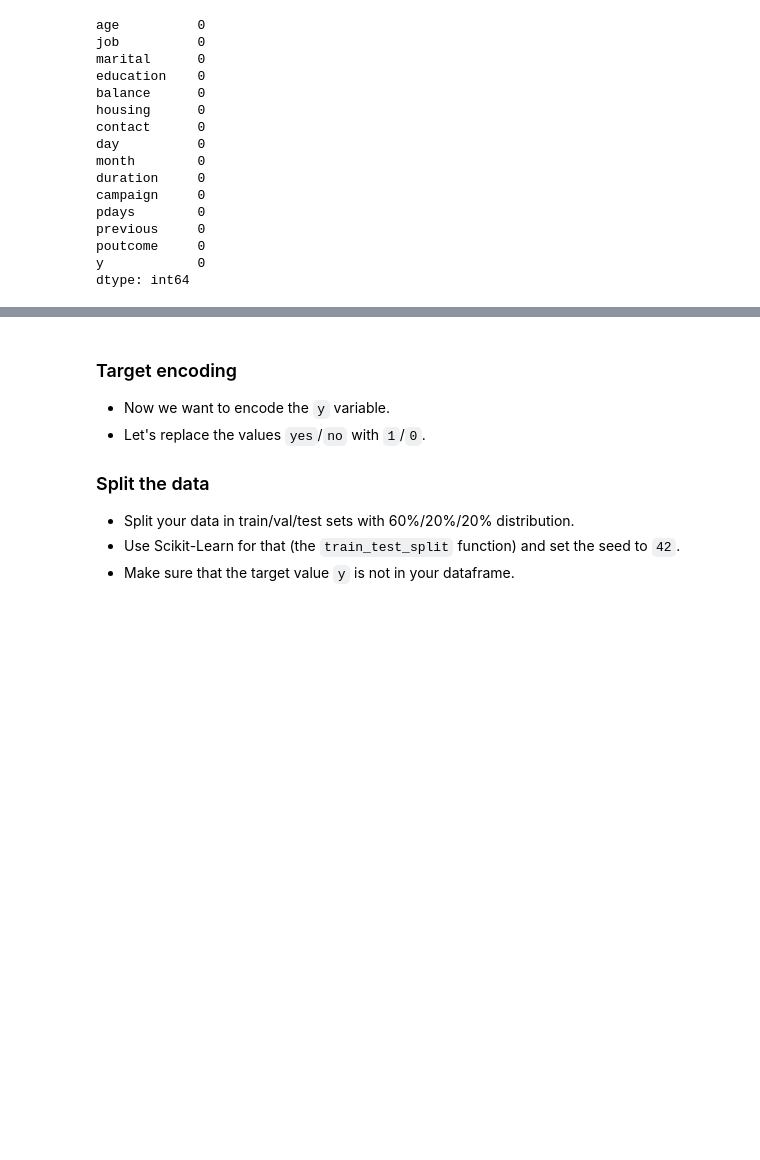
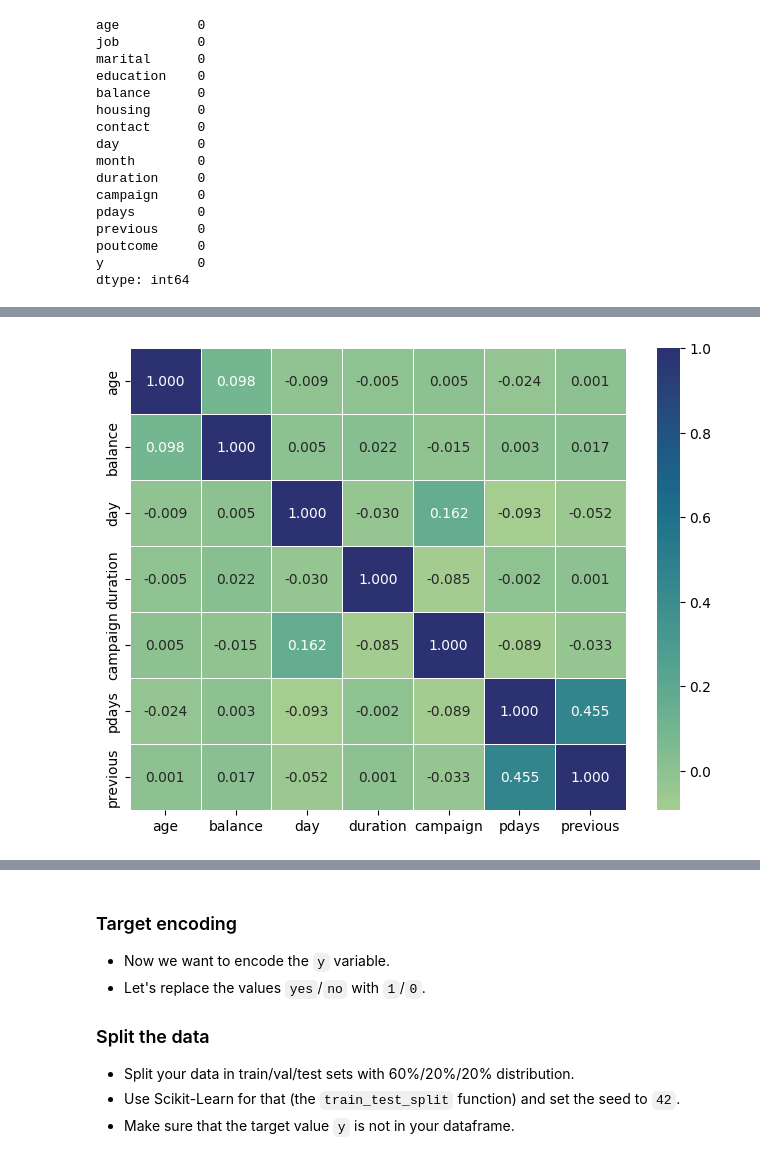
Before and after one commit to DRPproton/ml-zoomcamp_2024, a Jupyter notebook: week-3/homework3.ipynb, the cells around one changed output, grey strips where cells are left out. Cells and saved outputs as stored; diff of their text form; code cells hidden in the pictures; blank space fills up the shorter version.

```diff
--- a/week-3/homework3.ipynb
+++ b/week-3/homework3.ipynb
@@ -131,0 +146,2 @@ What are the two features that have the biggest correlation?
+# %%
+corr = df.corr(numeric_only=True)
@@ -131,0 +159,5 @@ What are the two features that have the biggest correlation?
+# %%
+plt.figure(figsize=(8,6))
+sns.heatmap(corr, annot=True, linewidths=0.5, cmap="crest", fmt=".3f");
+# %% [output]
+[figure, added]
```
Also changed, not shown: parts of 18 cells of this notebook.
